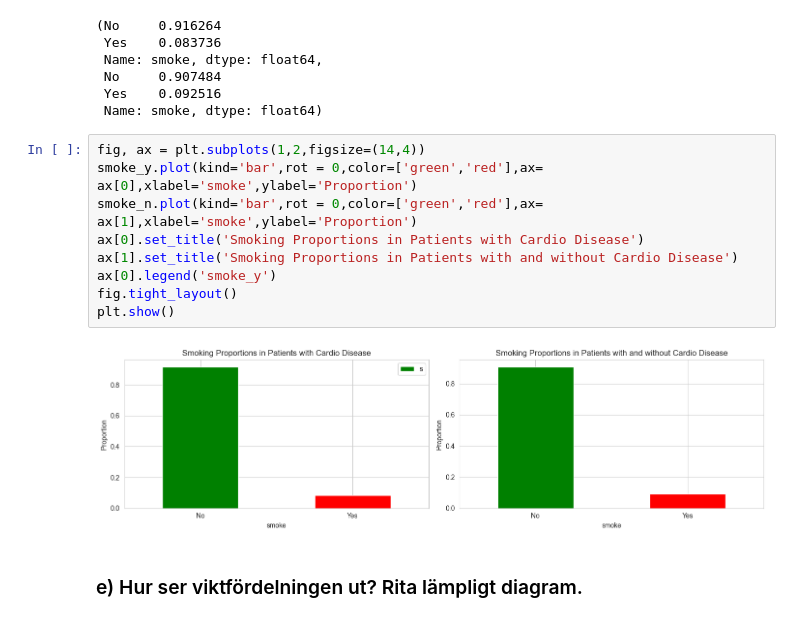
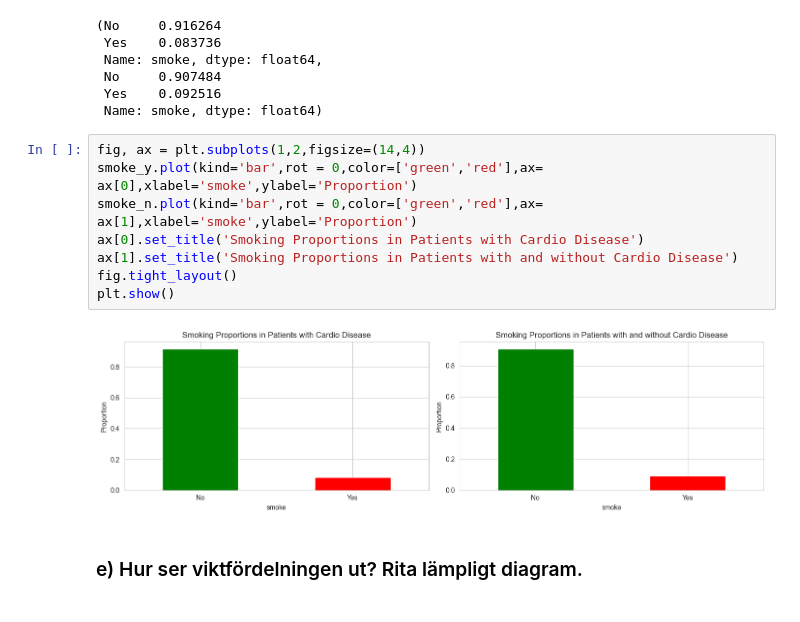
Before and after one commit to VineelaNedunuri/Disease--Prediction-Machine-Learning, a Jupyter notebook: EDA_Disease_prediction.ipynb, the cells around one changed output. Drawn from its saved outputs; the diff is of its cells as text.

```diff
--- a/EDA_Disease_prediction.ipynb
+++ b/EDA_Disease_prediction.ipynb
@@ -267,14 +267,13 @@ smoke_y,smoke_n
 # %%
 fig, ax = plt.subplots(1,2,figsize=(14,4))
 smoke_y.plot(kind='bar',rot = 0,color=['green','red'],ax= ax[0],xlabel='smoke',ylabel='Proportion')
 smoke_n.plot(kind='bar',rot = 0,color=['green','red'],ax= ax[1],xlabel='smoke',ylabel='Proportion')
 ax[0].set_title('Smoking Proportions in Patients with Cardio Disease')
 ax[1].set_title('Smoking Proportions in Patients with and without Cardio Disease')
-ax[0].legend('smoke_y')
 fig.tight_layout()
 plt.show()
 # %% [output]
-[figure, old version]
+[figure, new version]
 # %% [markdown]
 ### e) Hur ser viktfördelningen ut? Rita lämpligt diagram.
 # %%
```
Also changed, not shown: parts of 10 cells of this notebook.
